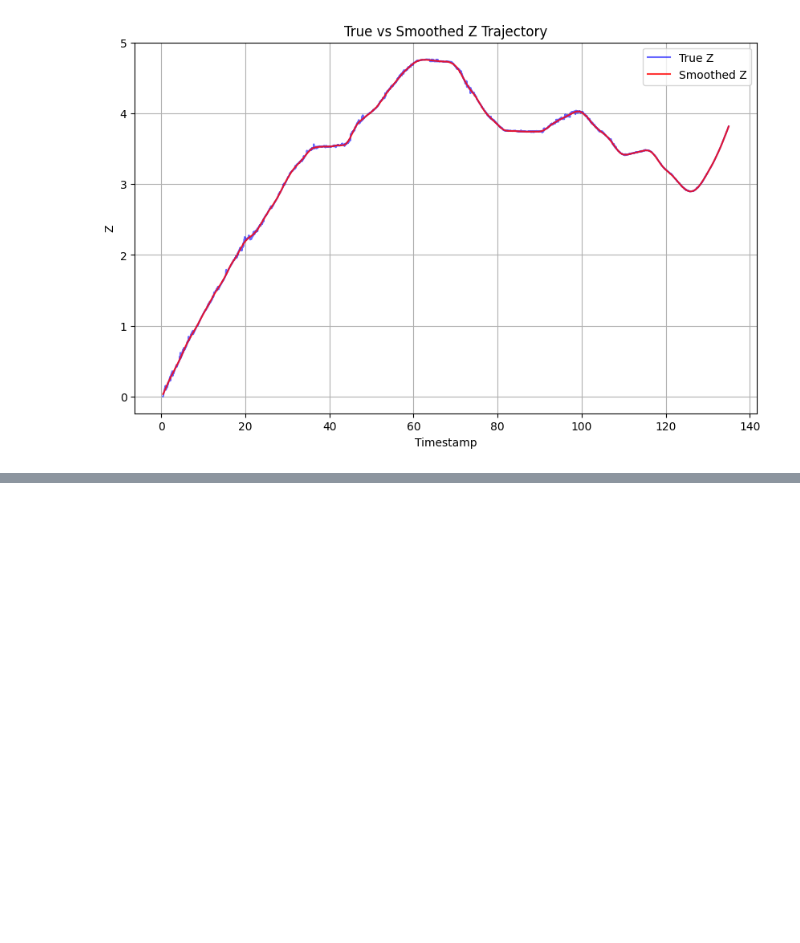
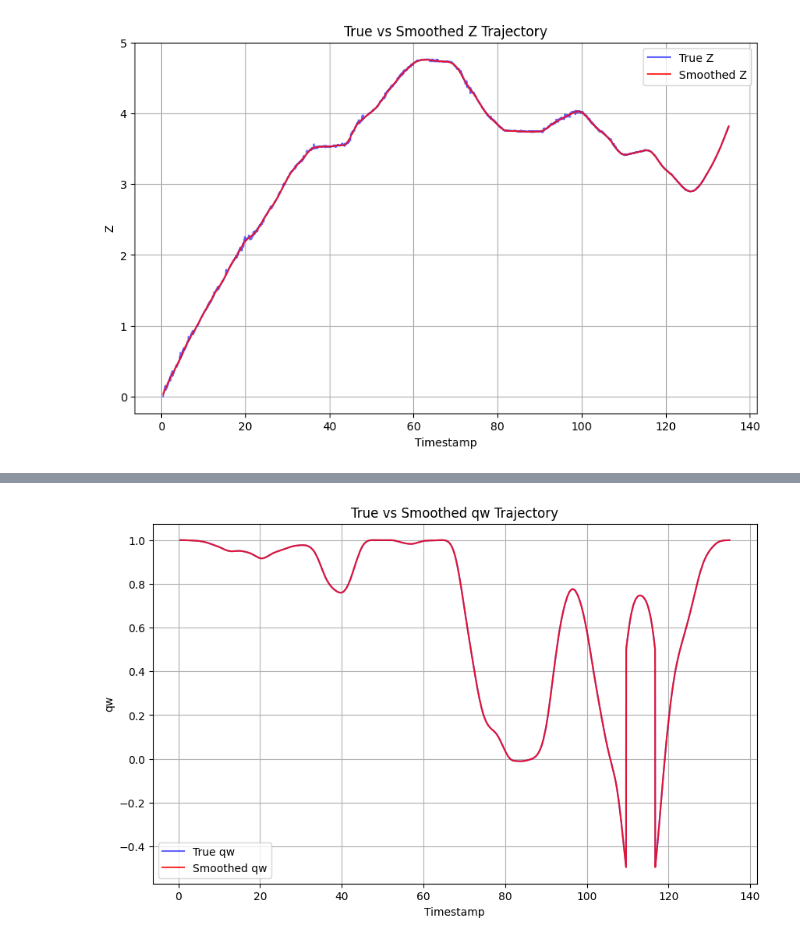
Before and after one commit to qphulong/stella_slam_trajectory_extract, a Jupyter notebook: smooth.ipynb, the cells around one changed output, grey strips where cells are left out. Saved outputs shown, nothing was run; the diff lists cells and outputs as text; code cells hidden in the pictures; blank space fills up the shorter version.

```diff
--- a/smooth.ipynb
+++ b/smooth.ipynb
@@ -141,0 +145,16 @@ plt.show()
+# %%
+# Apply savgol_filter to qw
+smooth_qw = savgol_filter(df['qw'], window_length=3, polyorder=2)
+
+# Plot the true vs smoothed qw
+plt.figure(figsize=(10, 6))
+plt.plot(df['timestamp'], df['qw'], label='True qw', color='b', alpha=0.6)  # Original data
+plt.plot(df['timestamp'], smooth_qw, label='Smoothed qw', color='r', alpha=0.8)  # Smoothed data
+plt.xlabel('Timestamp')
+plt.ylabel('qw')
+plt.title('True vs Smoothed qw Trajectory')
+plt.legend()
+plt.grid(True)
+plt.show()
+# %% [output]
+[figure, added]
```
Also changed, not shown: parts of 10 cells of this notebook.
